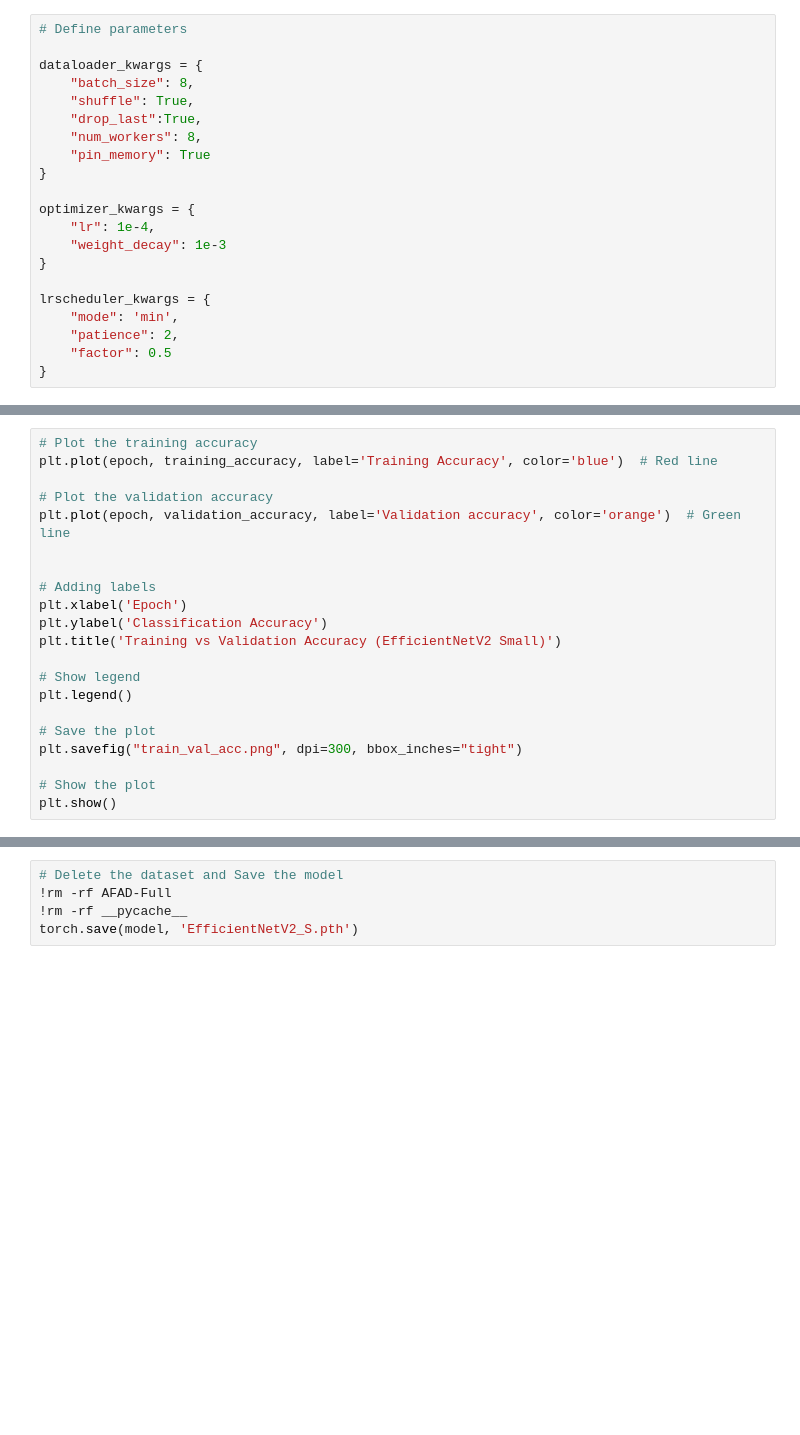
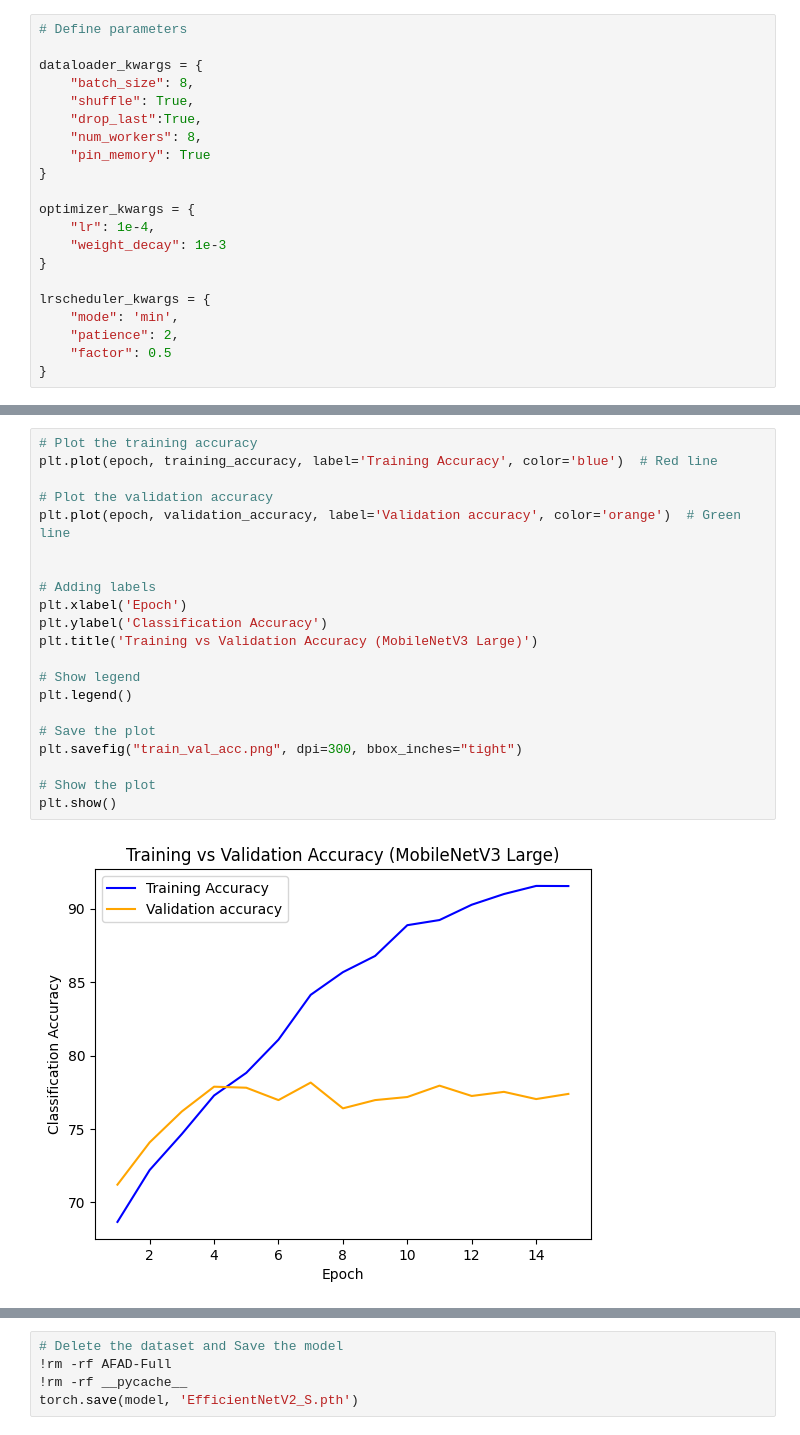
Before and after one commit to qivaijar/oracle-assignment-age-classifier, a Jupyter notebook: age_classifier.ipynb, the cells around one changed output, grey strips where cells are left out. Drawn from its saved outputs; the diff is of its cells as text; blank space fills up the shorter version.

```diff
--- a/age_classifier.ipynb
+++ b/age_classifier.ipynb
@@ -679,24 +690,26 @@ plt.show()
 # %%
 # Plot the training accuracy
 plt.plot(epoch, training_accuracy, label='Training Accuracy', color='blue')  # Red line
 
 # Plot the validation accuracy
 plt.plot(epoch, validation_accuracy, label='Validation accuracy', color='orange')  # Green line
 
 
 # Adding labels
 plt.xlabel('Epoch')
 plt.ylabel('Classification Accuracy')
-plt.title('Training vs Validation Accuracy (EfficientNetV2 Small)')
+plt.title('Training vs Validation Accuracy (MobileNetV3 Large)')
 
 # Show legend
 plt.legend()
 
 # Save the plot
 plt.savefig("train_val_acc.png", dpi=300, bbox_inches="tight")
 
 # Show the plot
 plt.show()
+# %% [output]
+[figure, added]
 # %%
 # Perform model evaluation on testing data
 from sklearn.metrics import accuracy_score, precision_score, recall_score, f1_score
```
Also changed, not shown: parts of 5 cells of this notebook.
